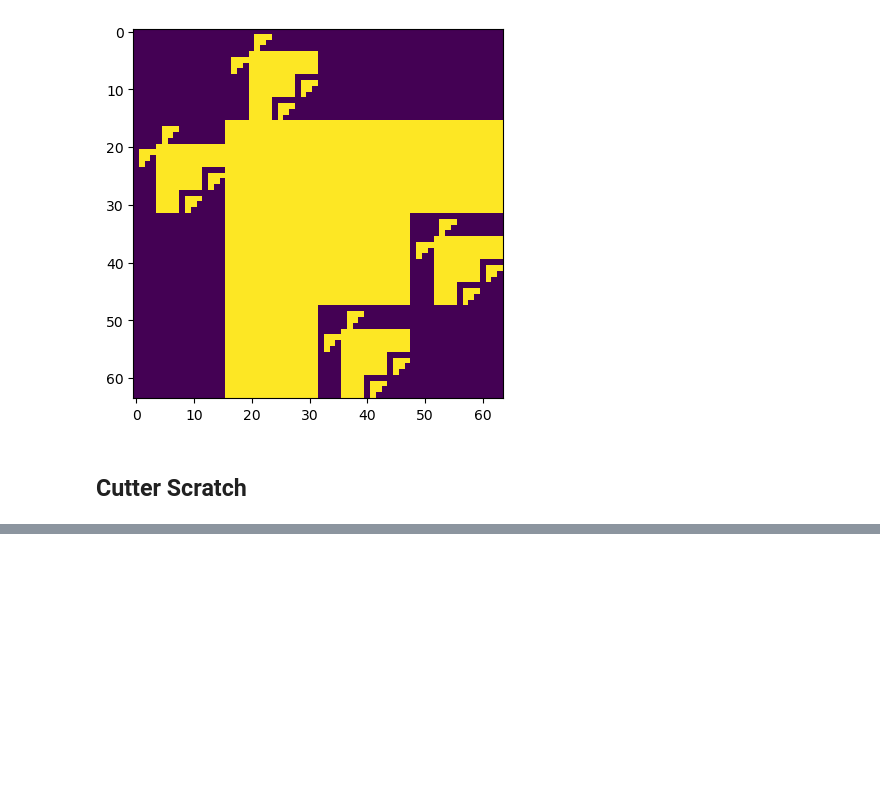
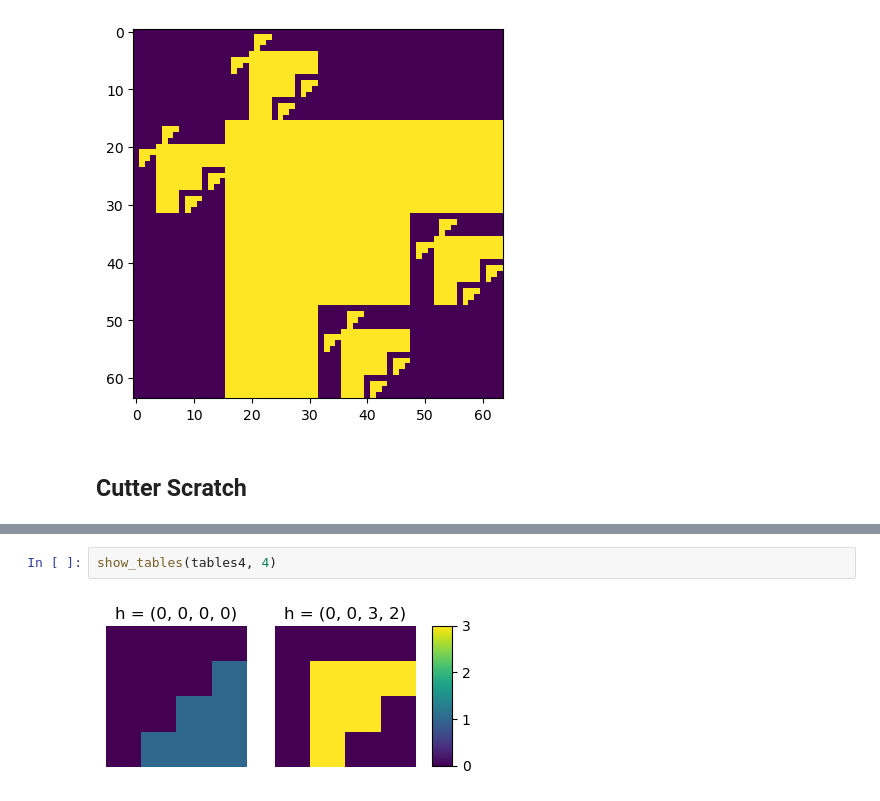
Before and after one commit to cutterdawes/BaseAddition, a Jupyter notebook: carry_tables.ipynb, the cells around one changed output, grey strips where cells are left out. Cells and saved outputs as stored; diff of their text form; blank space fills up the shorter version.

```diff
--- a/carry_tables.ipynb
+++ b/carry_tables.ipynb
@@ -221,0 +200,4 @@ Try 6 and 12
+# %%
+show_tables(tables4, 4)
+# %% [output]
+[figure, added]
```
Also changed, not shown: parts of 27 cells of this notebook.
